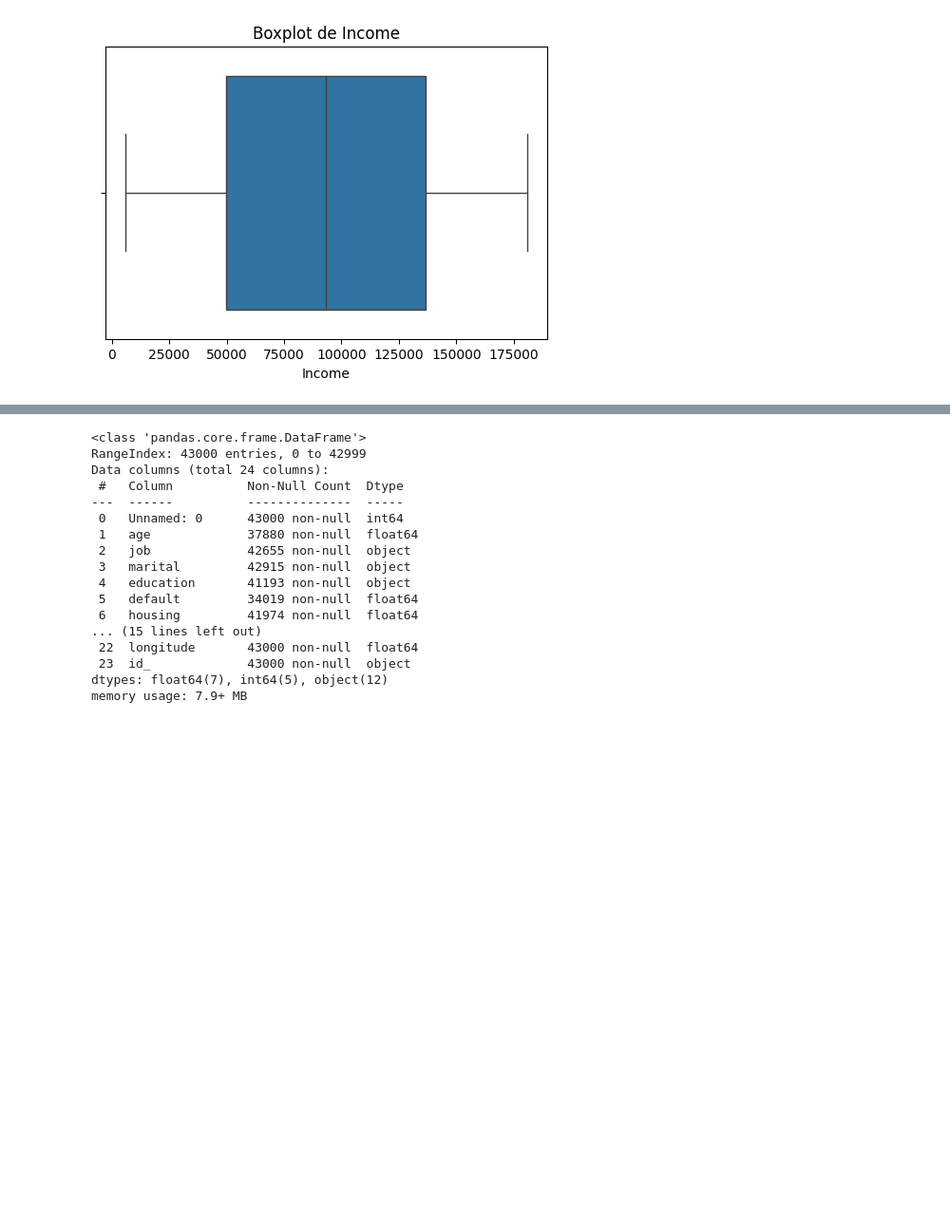
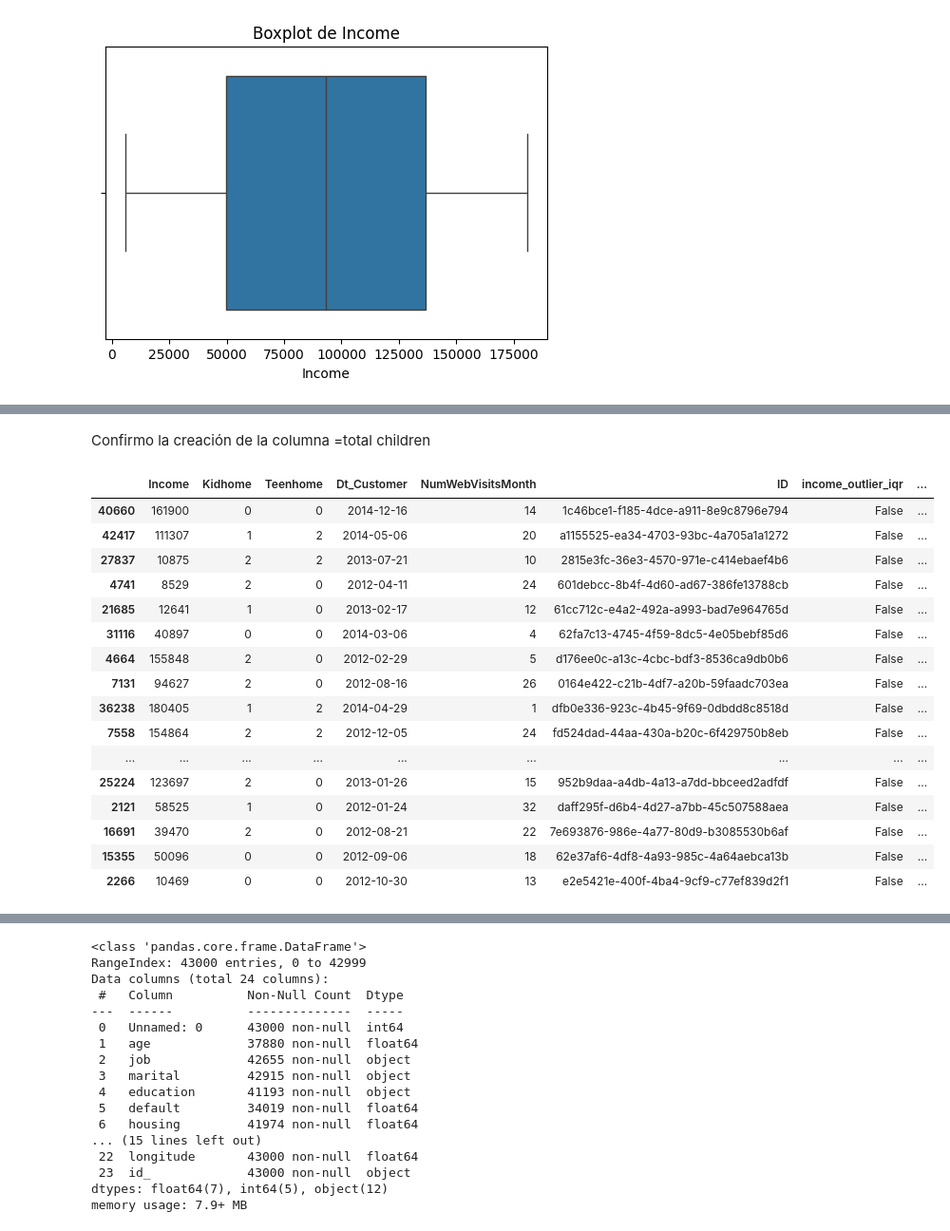
Before and after one commit to PatriciaMerinero/PROYECTO_EDA_PYTHON, a Jupyter notebook: Notebook/01-analisis_preliminar.ipynb, the cells around one changed output, grey strips where cells are left out. Shown at 95% size. Saved outputs shown, nothing was run; the diff lists cells and outputs as text; code cells hidden in the pictures; blank space fills up the shorter version.

```diff
--- a/Notebook/01-analisis_preliminar.ipynb
+++ b/Notebook/01-analisis_preliminar.ipynb
@@ -211,0 +254,22 @@ plt.show()
+# %% [markdown]
+Confirmo la creación de la columna =total children
+# %%
+df_customer. sample(20)
+# %% [output]
+|  | Income | Kidhome | Teenhome | Dt_Customer | NumWebVisitsMonth | ID | income_outlier_iqr | ... |
+| 40660 | 161900 | 0 | 0 | 2014-12-16 | 14 | 1c46bce1-f185-4dce-a911-8e9c8796e794 | False | ... |
+| 42417 | 111307 | 1 | 2 | 2014-05-06 | 20 | a1155525-ea34-4703-93bc-4a705a1a1272 | False | ... |
+| 27837 | 10875 | 2 | 2 | 2013-07-21 | 10 | 2815e3fc-36e3-4570-971e-c414ebaef4b6 | False | ... |
+| 4741 | 8529 | 2 | 0 | 2012-04-11 | 24 | 601debcc-8b4f-4d60-ad67-386fe13788cb | False | ... |
+| 21685 | 12641 | 1 | 0 | 2013-02-17 | 12 | 61cc712c-e4a2-492a-a993-bad7e964765d | False | ... |
+| 31116 | 40897 | 0 | 0 | 2014-03-06 | 4 | 62fa7c13-4745-4f59-8dc5-4e05bebf85d6 | False | ... |
+| 4664 | 155848 | 2 | 0 | 2012-02-29 | 5 | d176ee0c-a13c-4cbc-bdf3-8536ca9db0b6 | False | ... |
+| 7131 | 94627 | 2 | 0 | 2012-08-16 | 26 | 0164e422-c21b-4df7-a20b-59faadc703ea | False | ... |
+| 36238 | 180405 | 1 | 2 | 2014-04-29 | 1 | dfb0e336-923c-4b45-9f69-0dbdd8c8518d | False | ... |
+| 7558 | 154864 | 2 | 2 | 2012-12-05 | 24 | fd524dad-44aa-430a-b20c-6f429750b8eb | False | ... |
+| ... | ... | ... | ... | ... | ... | ... | ... | ... |
+| 25224 | 123697 | 2 | 0 | 2013-01-26 | 15 | 952b9daa-a4db-4a13-a7dd-bbceed2adfdf | False | ... |
+| 2121 | 58525 | 1 | 0 | 2012-01-24 | 32 | daff295f-d6b4-4d27-a7bb-45c507588aea | False | ... |
+| 16691 | 39470 | 2 | 0 | 2012-08-21 | 22 | 7e693876-986e-4a77-80d9-b3085530b6af | False | ... |
+| 15355 | 50096 | 0 | 0 | 2012-09-06 | 18 | 62e37af6-4df8-4a93-985c-4a64aebca13b | False | ... |
+| 2266 | 10469 | 0 | 0 | 2012-10-30 | 13 | e2e5421e-400f-4ba4-9cf9-c77ef839d2f1 | False | ... |
```
Also changed, not shown: parts of 13 cells of this notebook.
